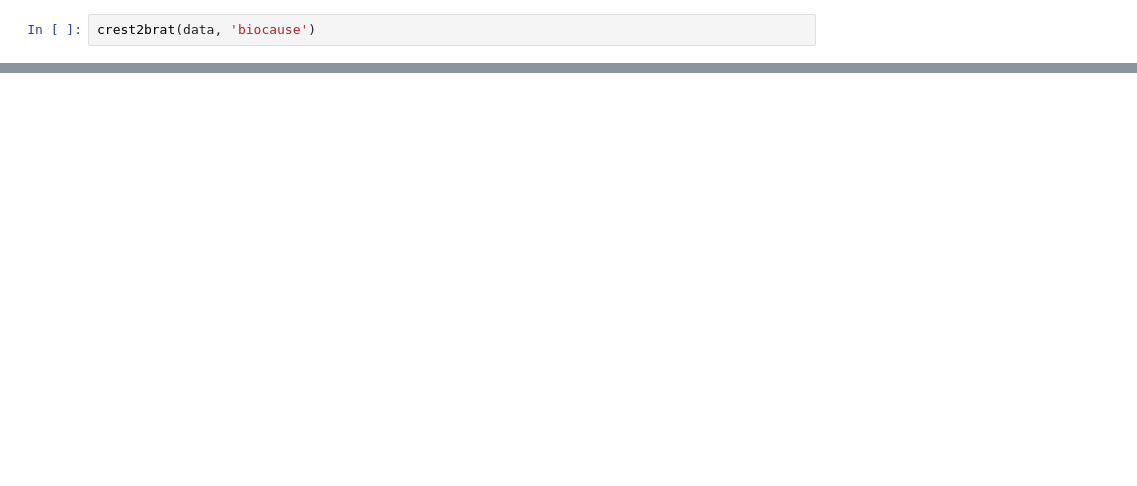
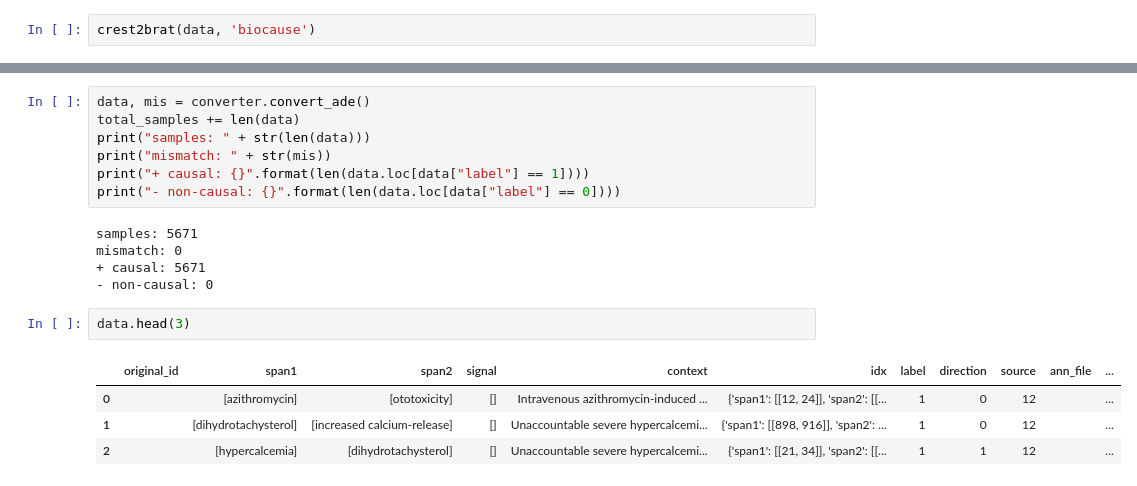
Before and after one commit to phosseini/CREST, a Jupyter notebook: notebooks/converter_demo.ipynb, the cells around one changed output, grey strips where cells are left out. Drawn from its saved outputs; the diff is of its cells as text; blank space fills up the shorter version.

```diff
--- a/notebooks/converter_demo.ipynb
+++ b/notebooks/converter_demo.ipynb
@@ -389,0 +414,19 @@ crest2brat(data, 'biocause')
+# %%
+data, mis = converter.convert_ade()
+total_samples += len(data)
+print("samples: " + str(len(data)))
+print("mismatch: " + str(mis))
+print("+ causal: {}".format(len(data.loc[data["label"] == 1])))
+print("- non-causal: {}".format(len(data.loc[data["label"] == 0])))
+# %% [output]
+samples: 5671
+mismatch: 0
++ causal: 5671
+- non-causal: 0
+# %%
+data.head(3)
+# %% [output]
+|  | original_id | span1 | span2 | signal | context | idx | label | direction | source | ann_file | ... |
+| 0 |  | [azithromycin] | [ototoxicity] | [] | Intravenous azithromycin-induced ... | {'span1': [[12, 24]], 'span2': [[... | 1 | 0 | 12 |  | ... |
+| 1 |  | [dihydrotachysterol] | [increased calcium-release] | [] | Unaccountable severe hypercalcemi... | {'span1': [[898, 916]], 'span2': ... | 1 | 0 | 12 |  | ... |
+| 2 |  | [hypercalcemia] | [dihydrotachysterol] | [] | Unaccountable severe hypercalcemi... | {'span1': [[21, 34]], 'span2': [[... | 1 | 1 | 12 |  | ... |
```
Also changed, not shown: parts of 9 cells of this notebook.
